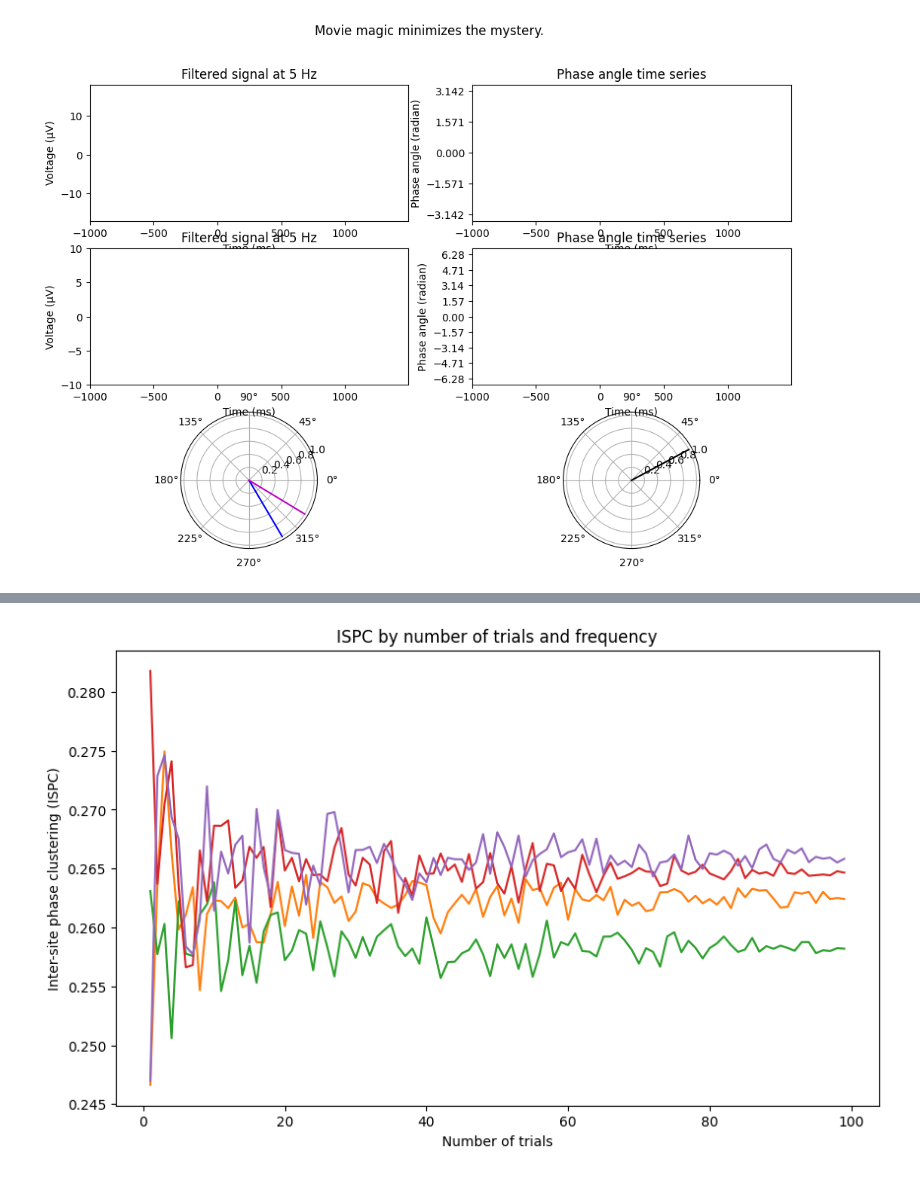
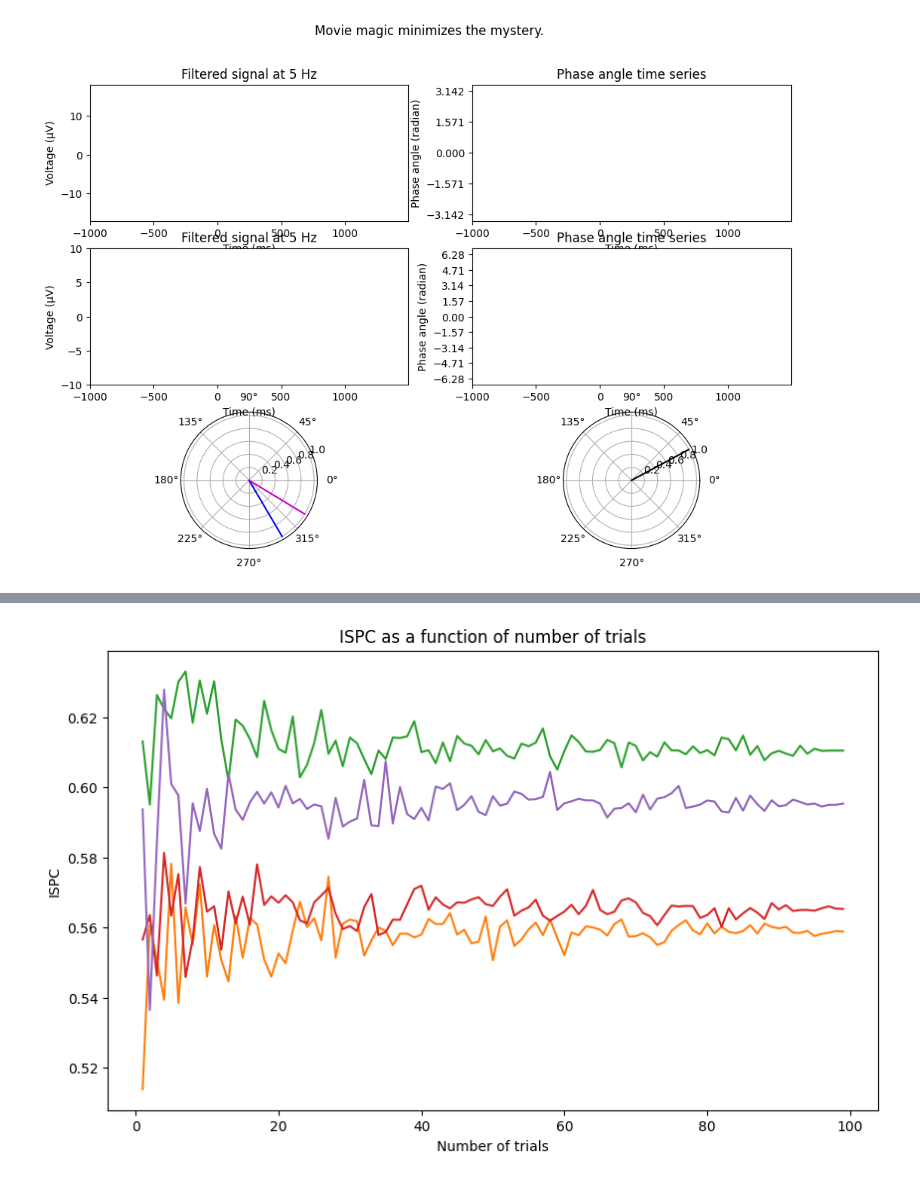
Before and after one commit to agencyenterprise/AnalyzingNeuralTimeSeries-Python, a Jupyter notebook: src/chapter26.ipynb, the cells around one changed output, grey strips where cells are left out. Drawn from its saved outputs; the diff is of its cells as text; code cells hidden in the pictures.

```diff
--- a/src/chapter26.ipynb
+++ b/src/chapter26.ipynb
@@ -196,12 +189,15 @@ ps = np.zeros((len(freqs2use), len(times2save)))
 data_fft1 = fft(EEG['data'][chanidx[0], :, :].flatten('F'), n_convolution)
 data_fft2 = fft(EEG['data'][chanidx[1], :, :].flatten('F'), n_convolution)
 
+# Define time window in indices for each frequency
+time_window_idx = np.round((1000 / freqs2use) * timewindow / (1000 / EEG['srate'][0][0])).astype(int)
+
 # Loop over frequencies
 for fi, freq in enumerate(freqs2use):
+
     # Create wavelet and take FFT
     s = num_cycles[fi] / (2 * np.pi * freq)
-    wavelet = np.exp(2 * 1j * np.pi * freqs2use[fi] * time) * np.exp(-time**2 / (2 * (4 / (2 * np.pi * freqs2use[fi]))**2)) / freqs2use[fi]
-    wavelet_fft = fft(wavelet, n_convolution)
+    wavelet_fft = fft(np.exp(2 * 1j * np.pi * freq * time) * np.exp(-time**2 / (2 * (s**2))), n_convolution)
 
     # Phase angles from channel 1 via convolution
     convolution_result_fft = ifft(wavelet_fft * data_fft1, n_convolution)
@@ -216,9 +212,13 @@ for fi, freq in enumerate(freqs2use):
     # Phase angle differences
     phase_diffs = phase_sig1 - phase_sig2
 
-    # Compute ISPC over trials
-    ispc[fi, :] = np.abs(np.mean(np.exp(1j * phase_diffs[times2saveidx, :]), axis=1))
     ps[fi, :] = np.abs(np.mean(np.exp(1j * phase_diffs[times2saveidx, :]), axis=1))
+
+    # Compute ITPC over trials within the time window
+    for ti, time_idx in enumerate(times2saveidx):
+        time_window_start = max(time_idx - time_window_idx[fi], 0)
+        time_window_end = min(time_idx + time_window_idx[fi], n_data)
+        ispc[fi, ti] = np.abs(np.mean(np.exp(1j * phase_diffs[time_window_start:time_window_end, :]), axis=0)).mean()
 
 # Baseline subtraction
 ispc = ispc - np.mean(ispc[:, baselineidx[0]:baselineidx[1]], axis=1)[:, None]
@@ -228,9 +228,9 @@ plt.figure()
 plt.contourf(times2save, freqs2use, ispc, 20, cmap='jet', extend='both')
 plt.yscale('log')
 plt.yticks(np.round(np.logspace(np.log10(freqs2use[0]), np.log10(freqs2use[-1]), 8)))
-plt.colorbar(label='ISPC')
+plt.colorbar(label='ITPC')
 plt.xlabel('Time (ms)')
 plt.ylabel('Frequency (Hz)')
-plt.title('Time-frequency representation of ISPC')
+plt.title('Time-frequency representation of ITPC (baseline subtracted)')
 plt.show()
 # %% [output]
@@ -283,45 +283,58 @@ plt.show()
 # %%
 # Figure 26.6
+
+# Time to use for analysis
 time2use = 300  # ms
-niterations = 50  # you can decrease this to make the code a bit faster
+niterations = 50  # Number of iterations for random sampling
 
 # Initialize
 ispcByNandF = np.zeros((len(freqs2use), EEG['trials'][0][0]))
 time2useidx = np.argmin(np.abs(times2save - time2use))
 
-# Loop over frequencies
+# Data FFTs (already computed in previous code for Figure 26.3)
+# data_fft1 and data_fft2
+
 for fi, freq in enumerate(freqs2use):
-    # Compute time window in indices for this frequency
-    time_window_idx = np.round((1000 / freq) * timewindow[fi] / (1000 / EEG['srate'][0][0])).astype(int)
+
+    # Create wavelet and take FFT
+    s = num_cycles[fi] / (2 * np.pi * freq)
+    wavelet_fft = fft(np.exp(2 * 1j * np.pi * freq * time) * np.exp(-time**2 / (2 * (s**2))), n_convolution)
 
     # Phase angles from channel 1 via convolution
     convolution_result_fft = ifft(wavelet_fft * data_fft1, n_convolution)
     convolution_result_fft = convolution_result_fft[half_wavelet:-half_wavelet]
-    phase_sig1 = np.angle(np.reshape(convolution_result_fft, (EEG['pnts'][0][0], EEG['trials'][0][0])))
+    phase_sig1 = np.angle(np.reshape(convolution_result_fft, (EEG['pnts'][0][0], EEG['trials'][0][0]), 'F'))
 
     # Phase angles from channel 2 via convolution
     convolution_result_fft = ifft(wavelet_fft * data_fft2, n_convolution)
     convolution_result_fft = convolution_result_fft[half_wavelet:-half_wavelet]
-    phase_sig2 = np.angle(np.reshape(convolution_result_fft, (EEG['pnts'][0][0], EEG['trials'][0][0])))
+    phase_sig2 = np.angle(np.reshape(convolution_result_fft, (EEG['pnts'][0][0], EEG['trials'][0][0]), 'F'))
 
     # Phase angle differences
     phase_diffs = phase_sig1 - phase_sig2
 
+    # Compute time window in indices for this frequency
+    time_window_idx = round((1000 / freq) * timewindow[fi] / (1000 / EEG['srate'][0][0]))
+
+    # Compute ISPC for different numbers of trials
     for n in range(1, EEG['trials'][0][0] + 1):
         # Multiple iterations to select different random sets of trials
         for iteri in range(niterations):
             trials2use = np.random.choice(EEG['trials'][0][0], n, replace=False)
-            ispcByNandF[fi, n - 1] += np.mean(np.abs(np.mean(np.exp(1j * phase_diffs[time2useidx - time_window_idx:time2useidx + time_window_idx, trials2use]), axis=0)))
+            # Ensure trials2use is used as an integer index array
+            trials2use = trials2use.astype(int)
+            # Correctly index phase_diffs with trials2use
+            ispcByNandF[fi, n - 1] += np.mean(np.abs(np.mean(np.exp(1j * phase_diffs[time2useidx - time_window_idx:time2useidx + time_window_idx][:, trials2use]), axis=0)))
 
 # Normalize by number of iterations
 ispcByNandF /= niterations
 
 # Plotting
 plt.figure(figsize=(10, 6))
 plt.plot(range(1, EEG['trials'][0][0] + 1), ispcByNandF.T)
 plt.xlabel('Number of trials')
-plt.ylabel('Inter-site phase clustering (ISPC)')
-plt.title('ISPC by number of trials and frequency')
+plt.ylabel('ISPC')
+plt.title('ISPC as a function of number of trials')
 plt.show()
 # %% [output]
-[figure, old version]
+[figure, new version]
```
Also changed, not shown: parts of 12 cells of this notebook.
